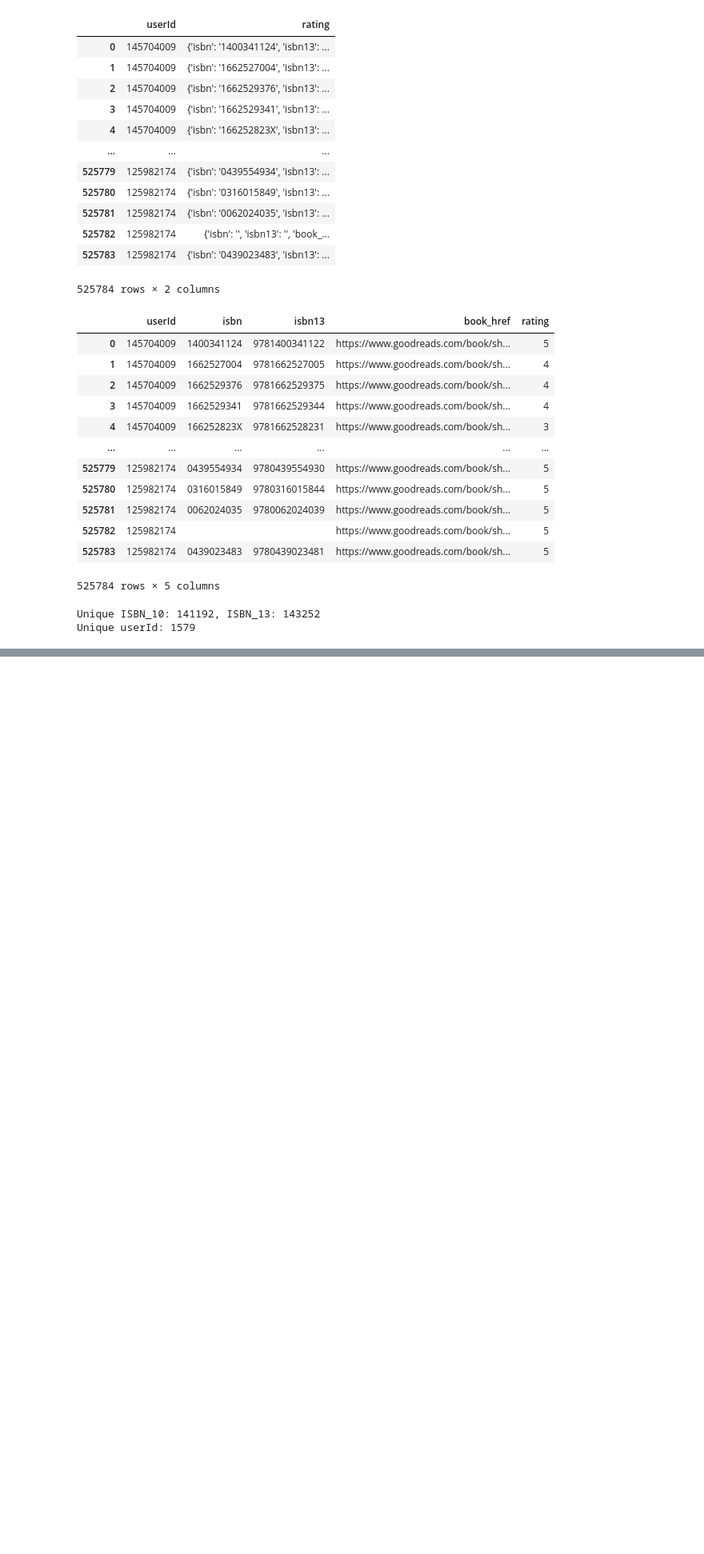
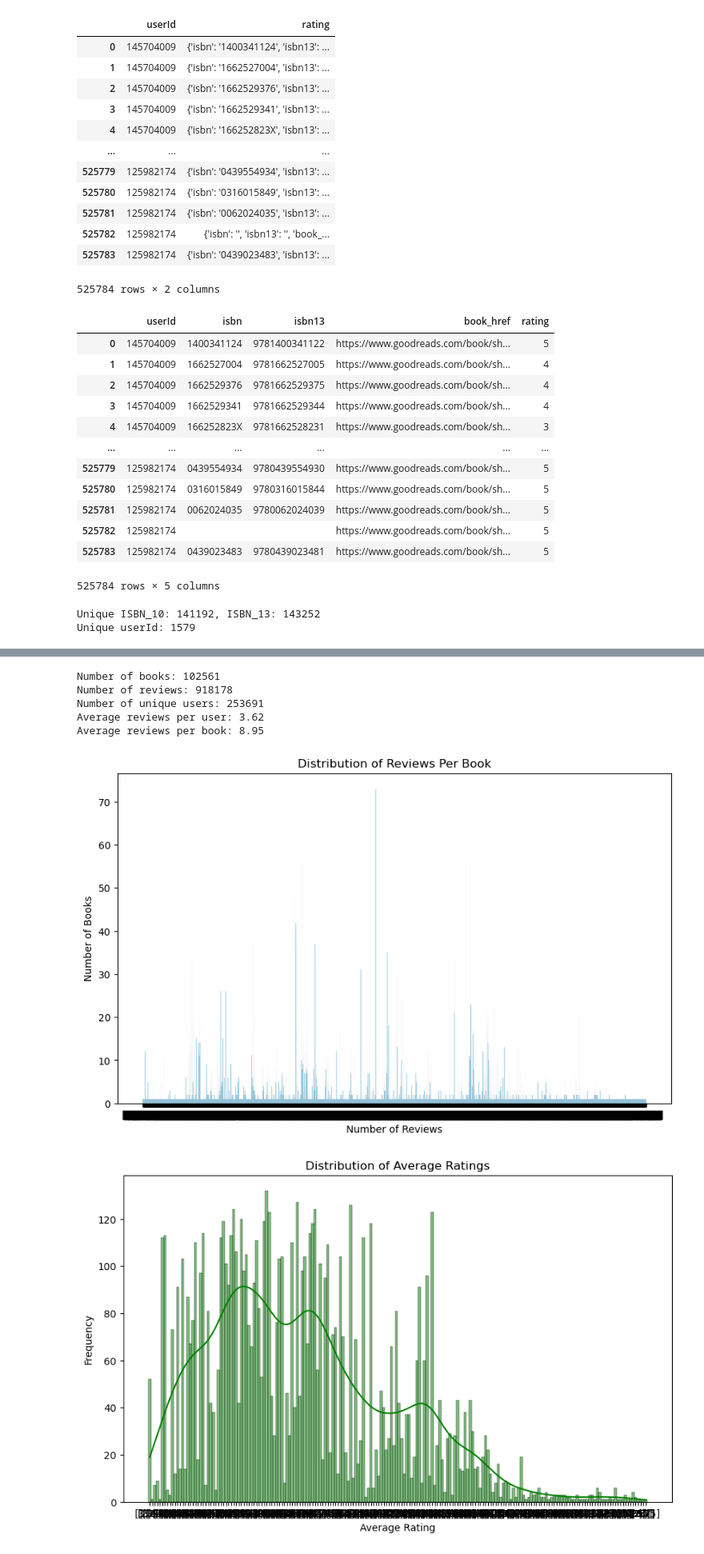
Before and after one commit to hwangisgone/book-rec-2, a Jupyter notebook: data-pipeline/clean_data.ipynb, the cells around one changed output, grey strips where cells are left out. Shown at 80% size. Cells and saved outputs as stored; diff of their text form; code cells hidden in the pictures; blank space fills up the shorter version.

Commit message:
clean data

```diff
--- a/data-pipeline/clean_data.ipynb
+++ b/data-pipeline/clean_data.ipynb
@@ -455,0 +485,78 @@ Cleaned file saved to: ./clean/series.csv
+# %%
+import matplotlib.pyplot as plt
+import seaborn as sns
+
+books_df = pd.read_csv('./clean/books.csv')
+reviews_df = pd.read_csv('./clean/reviews.csv')
+series_df = pd.read_csv('./clean/series.csv')
+book_genres_df = pd.read_csv('./clean/book_genres.csv')
+genres_df = pd.read_csv('./clean/genres.csv')
+
+num_books = books_df.shape[0]
+num_reviews = reviews_df.shape[0]
+unique_users = reviews_df['user_id'].nunique() if 'user_id' in reviews_df.columns else None
+
+reviews_per_user = num_reviews / unique_users if unique_users else None
+reviews_per_book = num_reviews / num_books
+
+# Print statistics
+print(f"Number of books: {num_books}")
+print(f"Number of reviews: {num_reviews}")
+print(f"Number of unique users: {unique_users}")
+print(f"Average reviews per user: {reviews_per_user:.2f}" if reviews_per_user else "User data not available")
+print(f"Average reviews per book: {reviews_per_book:.2f}")
+# %% [output]
+Number of books: 102561
+Number of reviews: 918178
+Number of unique users: 253691
+Average reviews per user: 3.62
+Average reviews per book: 8.95
+# %%
+# Visualization: Reviews per book distribution
+plt.figure(figsize=(10, 6))
+sns.histplot(books_df['review_count'], kde=False, bins=50, color='skyblue')
+plt.title("Distribution of Reviews Per Book")
+plt.xlabel("Number of Reviews")
+plt.ylabel("Number of Books")
+plt.show()
+
+# Visualization: Average rating distribution
+plt.figure(figsize=(10, 6))
+sns.histplot(books_df['average_rating'], kde=True, bins=50, color='green')
+plt.title("Distribution of Average Ratings")
+plt.xlabel("Average Rating")
+plt.ylabel("Frequency")
+plt.show()
+
+# Series analysis
+if 'series_id' in books_df.columns:
+    series_counts = books_df['series_id'].value_counts()
+    series_df['book_count'] = series_df['series_id'].map(series_counts)
+    plt.figure(figsize=(10, 6))
+    sns.barplot(
+        x=series_df['series_id'],
+        y=series_df['book_count'],
+        color='purple',
+    )
+    plt.title("Books Per Series")
+    plt.xlabel("Series ID")
+    plt.ylabel("Number of Books")
+    plt.show()
+
+# Genre analysis
+book_genres_count = book_genres_df['genre_id'].value_counts()
+genres_df['book_count'] = genres_df['genre_id'].map(book_genres_count)
+plt.figure(figsize=(10, 6))
+sns.barplot(
+    x=genres_df['name'],
+    y=genres_df['book_count'],
+    color='orange',
+)
+plt.xticks(rotation=45, ha='right')
+plt.title("Number of Books Per Genre")
+plt.xlabel("Genre")
+plt.ylabel("Number of Books")
+plt.show()
+# %% [output]
+[figure, added]
+[figure, added]
```
Also changed, not shown: parts of 6 cells of this notebook.
